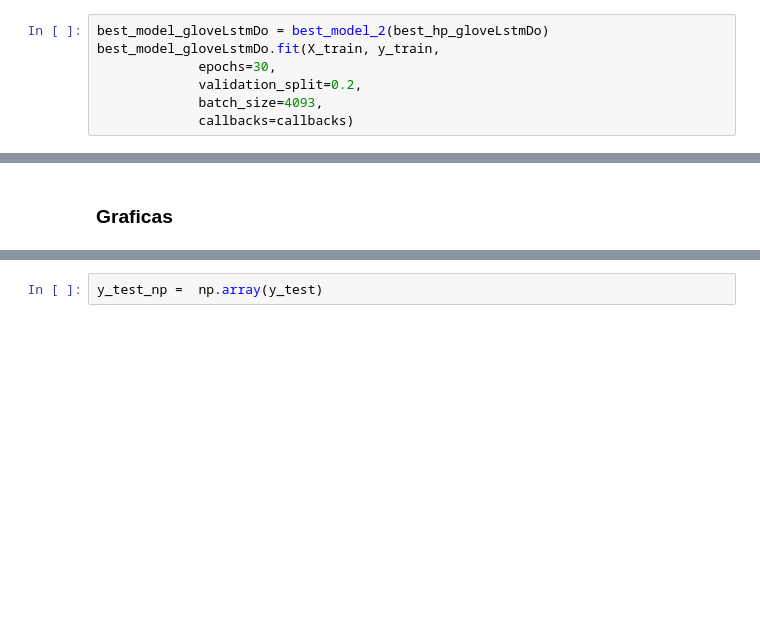
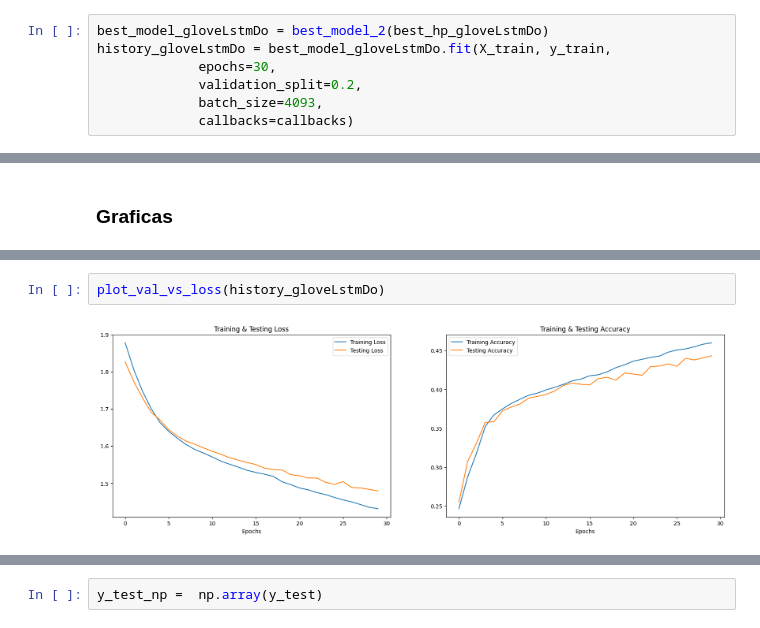
Before and after one commit to jcguerra10/SentimentRecognition, a Jupyter notebook: jupyter/models/LSTM_GloVe_text_sentiment_analysis.ipynb, the cells around one changed output, grey strips where cells are left out. Saved outputs shown, nothing was run; the diff lists cells and outputs as text; blank space fills up the shorter version.

```diff
--- a/jupyter/models/LSTM_GloVe_text_sentiment_analysis.ipynb
+++ b/jupyter/models/LSTM_GloVe_text_sentiment_analysis.ipynb
@@ -833,7 +827,7 @@ def best_model_2(hp):
     return model
 # %%
 best_model_gloveLstmDo = best_model_2(best_hp_gloveLstmDo)
-best_model_gloveLstmDo.fit(X_train, y_train,
+history_gloveLstmDo = best_model_gloveLstmDo.fit(X_train, y_train,
              epochs=30,
              validation_split=0.2,
              batch_size=4093,
@@ -1029,0 +1054,4 @@ _________________________________________________________________
+# %%
+plot_val_vs_loss(history_gloveLstmDo)
+# %% [output]
+[figure, added]
```
Also changed, not shown: parts of 20 cells of this notebook, 9 other files.
